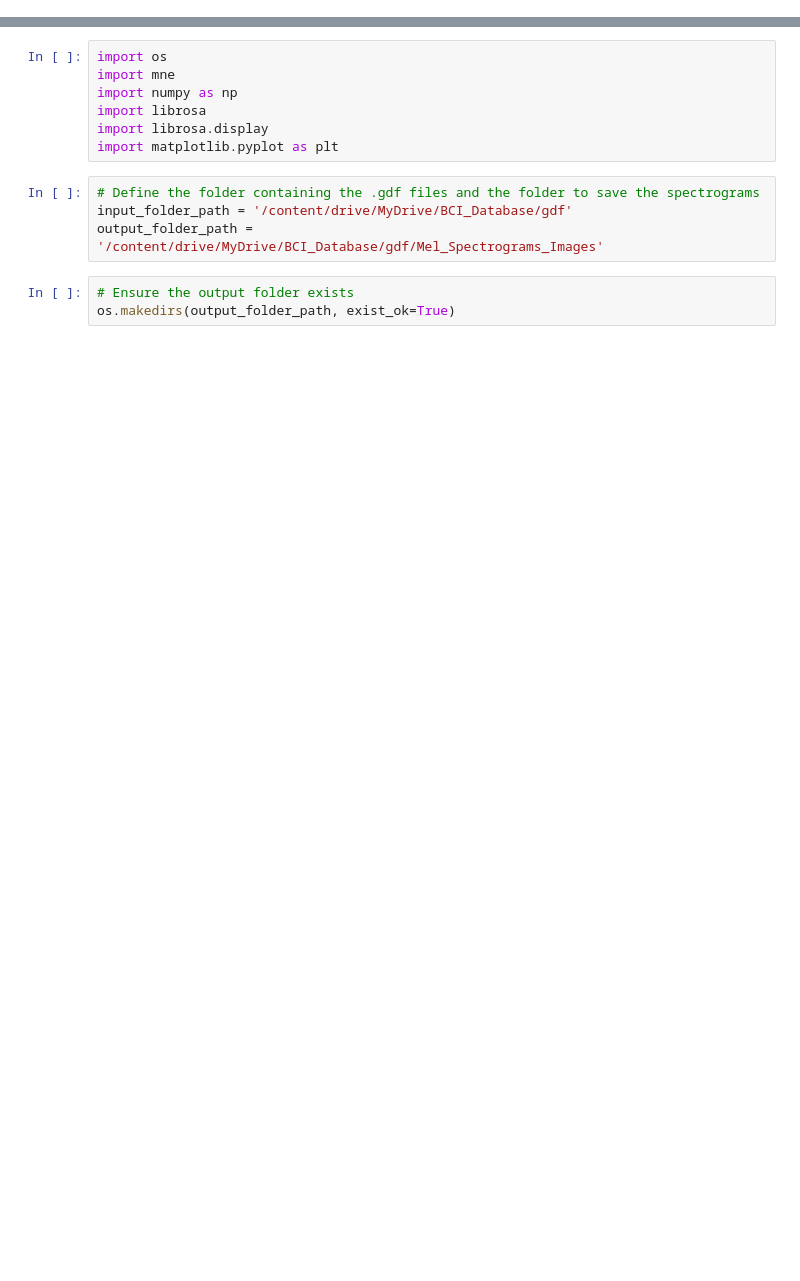
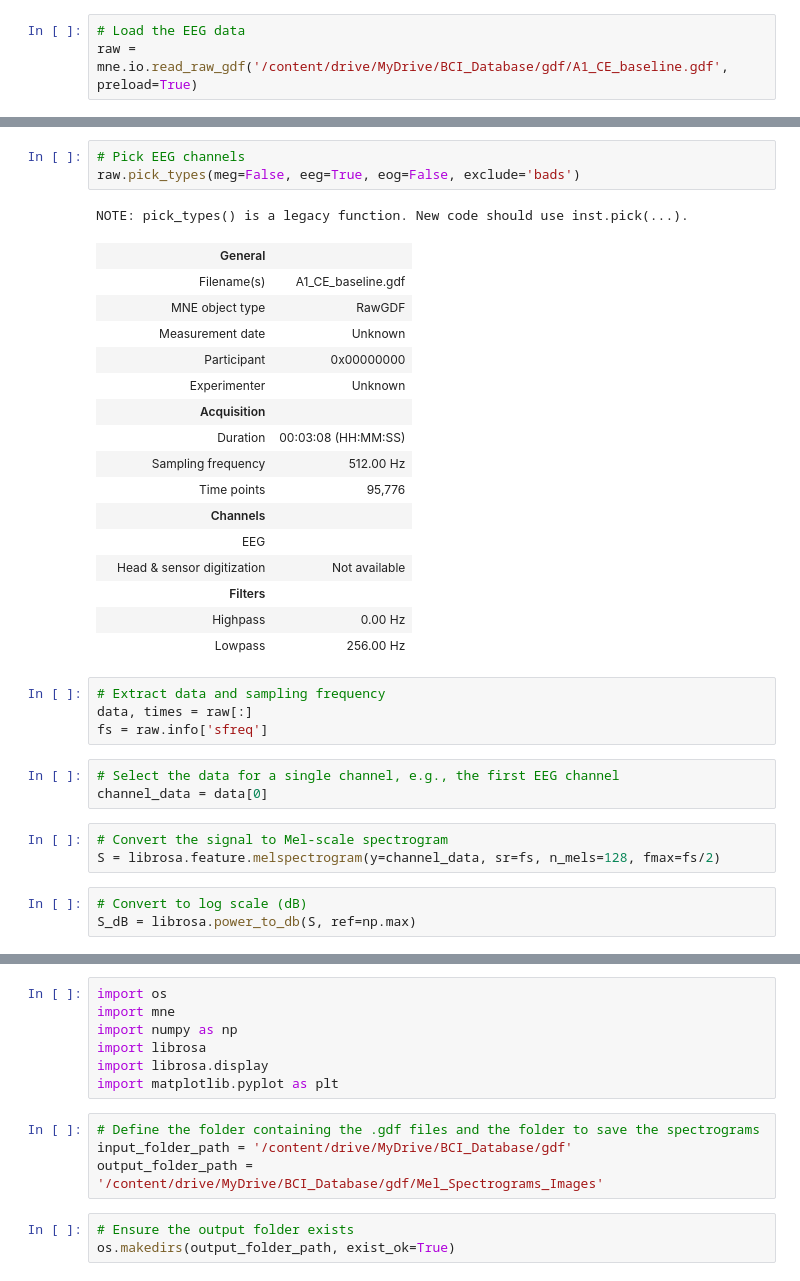
Before and after one commit to Armin-Abdollahi/Signal-Processing, a Jupyter notebook: Convert_signals_to_Mel_Scale_Spectrograms_images.ipynb, the cells around one changed output, grey strips where cells are left out. Cells and saved outputs as stored; diff of their text form; blank space fills up the shorter version.

```diff
--- a/Convert_signals_to_Mel_Scale_Spectrograms_images.ipynb
+++ b/Convert_signals_to_Mel_Scale_Spectrograms_images.ipynb
@@ -2,0 +36,3 @@
+# %%
+# Load the EEG data
+raw = mne.io.read_raw_gdf('/content/drive/MyDrive/BCI_Database/gdf/A1_CE_baseline.gdf', preload=True)
@@ -2,0 +47,34 @@
+# %%
+# Pick EEG channels
+raw.pick_types(meg=False, eeg=True, eog=False, exclude='bads')
+# %% [output]
+NOTE: pick_types() is a legacy function. New code should use inst.pick(...).
+|  | General |  |
+|  | Filename(s) | A1_CE_baseline.gdf |
+|  | MNE object type | RawGDF |
+|  | Measurement date | Unknown |
+|  | Participant | 0x00000000 |
+|  | Experimenter | Unknown |
+|  | Acquisition |  |
+|  | Duration | 00:03:08 (HH:MM:SS) |
+|  | Sampling frequency | 512.00 Hz |
+|  | Time points | 95,776 |
+|  | Channels |  |
+|  | EEG |  |
+|  | Head & sensor digitization | Not available |
+|  | Filters |  |
+|  | Highpass | 0.00 Hz |
+|  | Lowpass | 256.00 Hz |
+# %%
+# Extract data and sampling frequency
+data, times = raw[:]
+fs = raw.info['sfreq']
+# %%
+# Select the data for a single channel, e.g., the first EEG channel
+channel_data = data[0]
+# %%
+# Convert the signal to Mel-scale spectrogram
+S = librosa.feature.melspectrogram(y=channel_data, sr=fs, n_mels=128, fmax=fs/2)
+# %%
+# Convert to log scale (dB)
+S_dB = librosa.power_to_db(S, ref=np.max)
```
Also changed, not shown: parts of 11 cells of this notebook.
